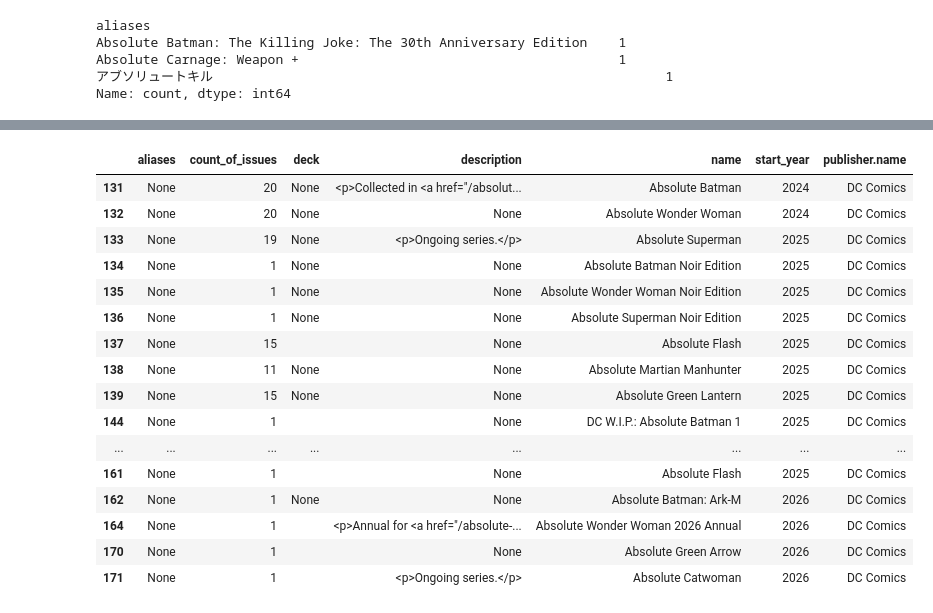
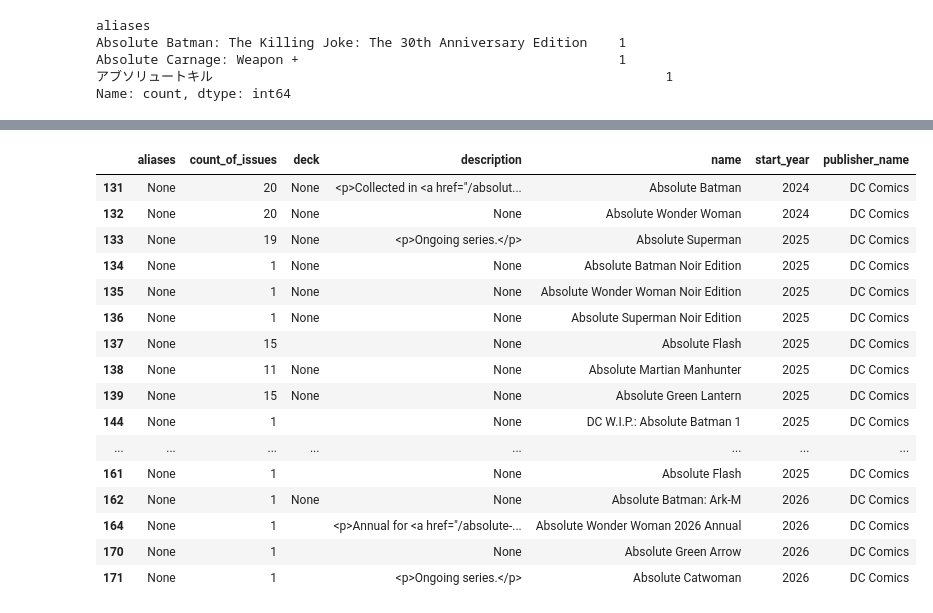
Before and after one commit to JaimeSolisS/dc-absolute-data-pipeline, a Jupyter notebook: volumes.ipynb, the cells around one changed output, grey strips where cells are left out. Saved outputs shown, nothing was run; the diff lists cells and outputs as text; code cells hidden in the pictures.

```diff
--- a/volumes.ipynb
+++ b/volumes.ipynb
@@ -107,7 +107,7 @@ sample record:
  'site_detail_url': 'https://comicvine.gamespot.com/absolute-catwoman/4050-172741/',
  'start_year': '2026'}
 # %%
-df = pd.json_normalize(all_results)
+df = pd.json_normalize(all_results, sep="_")
 df.head()
 # %% [output]
 |  | aliases | api_detail_url | count_of_issues | date_added | date_last_updated | deck | description | ... |
@@ -192,6 +192,6 @@ df[['count_of_issues', 'deck', 'description', 'name','start_year','publisher.nam
 | 170 | 1 |  | None | Absolute Green Arrow | 2026 | DC Comics |
 | 171 | 1 |  | <p>Ongoing series.</p> | Absolute Catwoman | 2026 | DC Comics |
 # %%
-df = df[df["publisher.name"] == "DC Comics"]
-df[['aliases', 'count_of_issues', 'deck', 'description', 'name','start_year','publisher.name']]
+df = df[df["publisher_name"] == "DC Comics"]
+df[['aliases', 'count_of_issues', 'deck', 'description', 'name','start_year','publisher_name']]
 # %% [output]
@@ -214,9 +214,9 @@ df[['aliases', 'count_of_issues', 'deck', 'description', 'name','start_year','pu
 | 171 | None | 1 |  | <p>Ongoing series.</p> | Absolute Catwoman | 2026 | DC Comics |
 # %%
 df = df[~df["name"].str.contains("Absolute Power", na=False)]
-df[['aliases', 'count_of_issues', 'deck', 'description', 'name','start_year','publisher.name']]
+df[['aliases', 'count_of_issues', 'deck', 'description', 'name','start_year','publisher_name']]
 # %% [output]
-|  | aliases | count_of_issues | deck | description | name | start_year | publisher.name |
+|  | aliases | count_of_issues | deck | description | name | start_year | publisher_name |
 | 131 | None | 20 | None | <p>Collected in <a href="/absolut... | Absolute Batman | 2024 | DC Comics |
 | 132 | None | 20 | None | None | Absolute Wonder Woman | 2024 | DC Comics |
 | 133 | None | 19 | None | <p>Ongoing series.</p> | Absolute Superman | 2025 | DC Comics |
```
Also changed, not shown: parts of 8 cells of this notebook.
